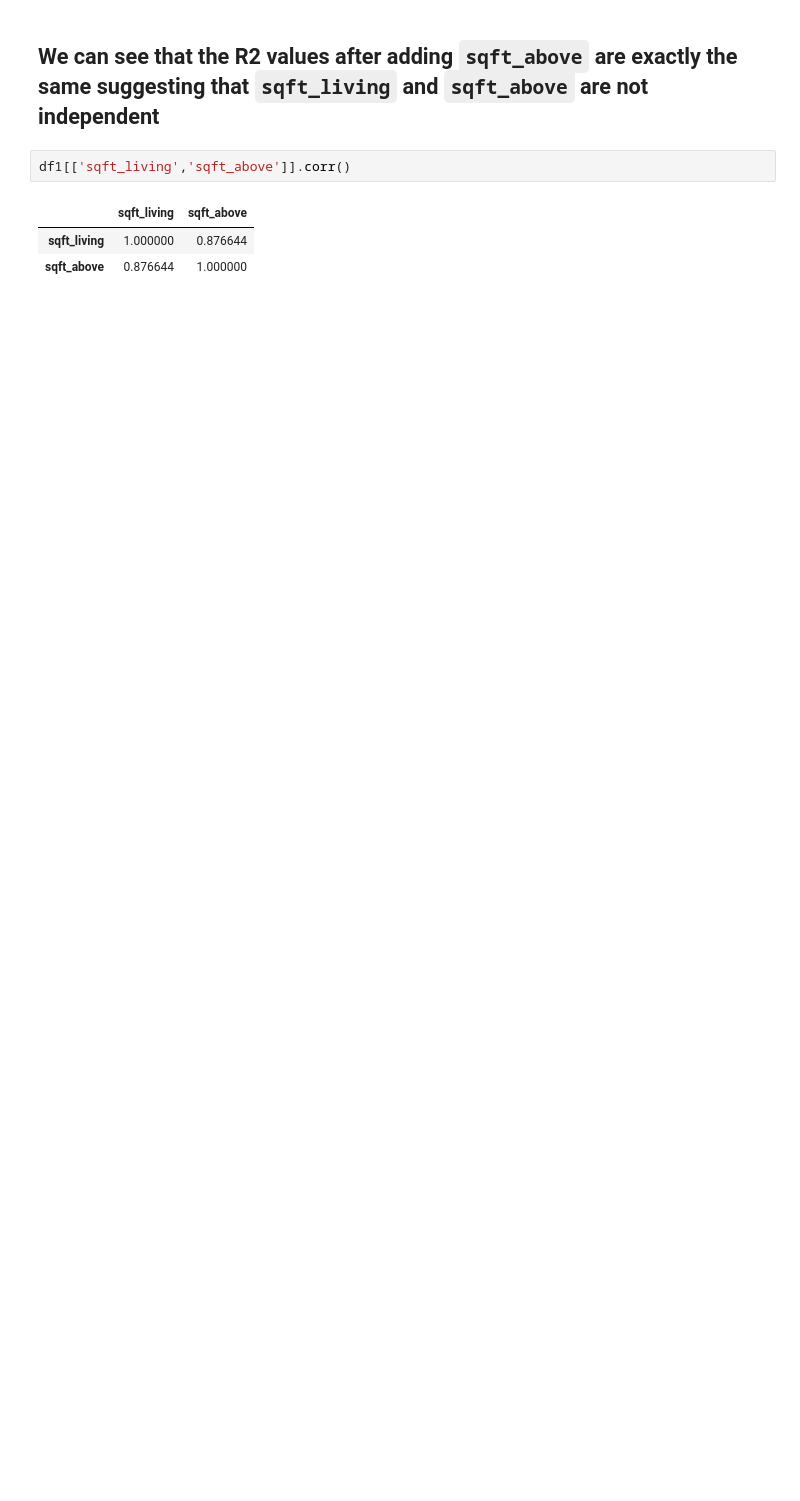
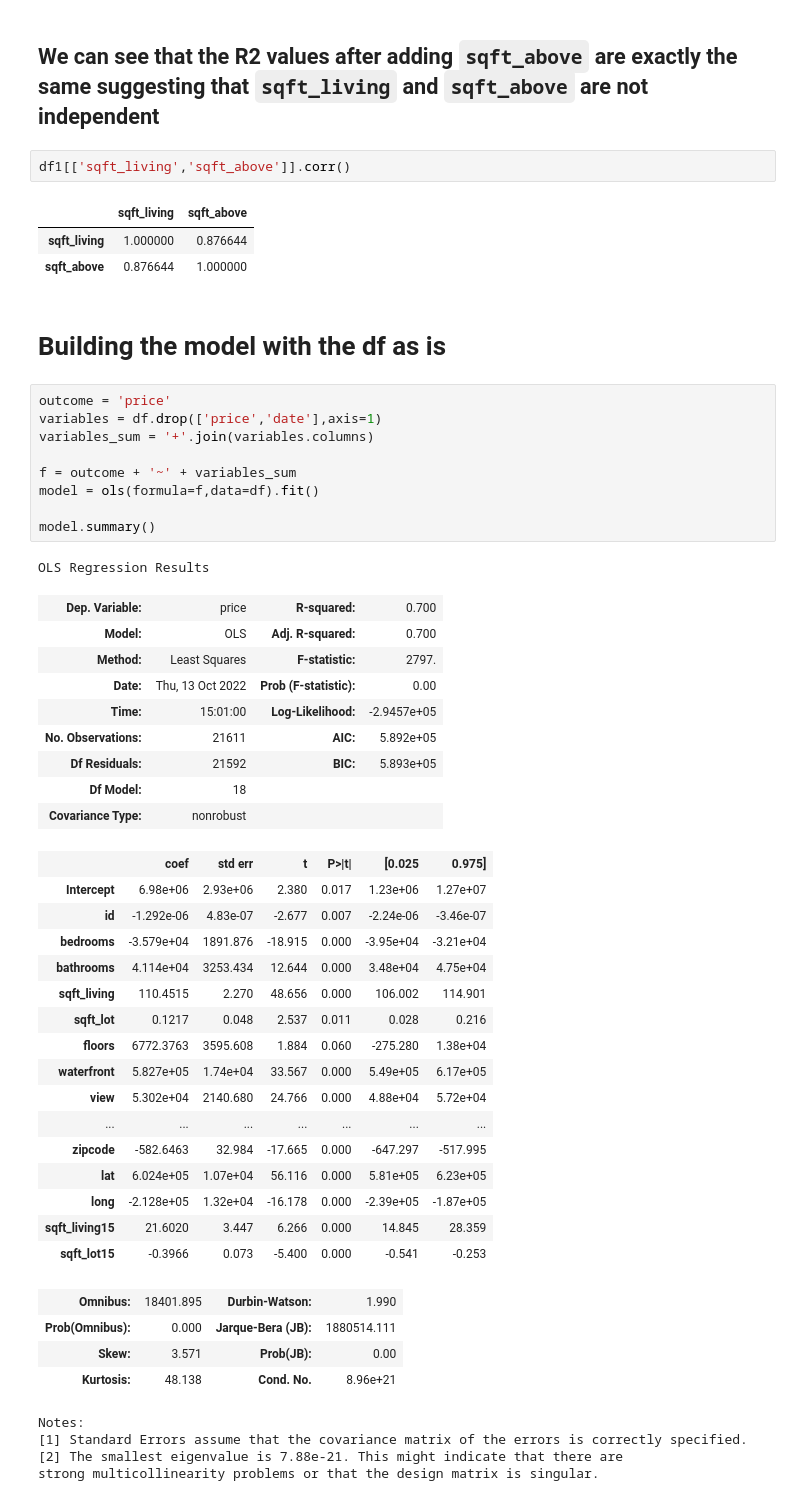
Before and after one commit to rahulakrish/linear_regression, a Jupyter notebook: phase2_project_rev1.ipynb, the cells around one changed output. Cells and saved outputs as stored; diff of their text form; blank space fills up the shorter version.

```diff
--- a/phase2_project_rev1.ipynb
+++ b/phase2_project_rev1.ipynb
@@ -268,3 +268,49 @@ df1[['sqft_living','sqft_above']].corr()
 |  | sqft_living | sqft_above |
 | sqft_living | 1.000000 | 0.876644 |
 | sqft_above | 0.876644 | 1.000000 |
+# %% [markdown]
+# Building the model with the df as is
+# %%
+outcome = 'price'
+variables = df.drop(['price','date'],axis=1)
+variables_sum = '+'.join(variables.columns)
+
+f = outcome + '~' + variables_sum
+model = ols(formula=f,data=df).fit()
+
+model.summary()
+# %% [output]
+OLS Regression Results
+| Dep. Variable: | price | R-squared: | 0.700 |
+| Model: | OLS | Adj. R-squared: | 0.700 |
+| Method: | Least Squares | F-statistic: | 2797. |
+| Date: | Thu, 13 Oct 2022 | Prob (F-statistic): | 0.00 |
+| Time: | 15:01:00 | Log-Likelihood: | -2.9457e+05 |
+| No. Observations: | 21611 | AIC: | 5.892e+05 |
+| Df Residuals: | 21592 | BIC: | 5.893e+05 |
+| Df Model: | 18 |  |  |
+| Covariance Type: | nonrobust |  |  |
+|  | coef | std err | t | P>|t| | [0.025 | 0.975] |
+| Intercept | 6.98e+06 | 2.93e+06 | 2.380 | 0.017 | 1.23e+06 | 1.27e+07 |
+| id | -1.292e-06 | 4.83e-07 | -2.677 | 0.007 | -2.24e-06 | -3.46e-07 |
+| bedrooms | -3.579e+04 | 1891.876 | -18.915 | 0.000 | -3.95e+04 | -3.21e+04 |
+| bathrooms | 4.114e+04 | 3253.434 | 12.644 | 0.000 | 3.48e+04 | 4.75e+04 |
+| sqft_living | 110.4515 | 2.270 | 48.656 | 0.000 | 106.002 | 114.901 |
+| sqft_lot | 0.1217 | 0.048 | 2.537 | 0.011 | 0.028 | 0.216 |
+| floors | 6772.3763 | 3595.608 | 1.884 | 0.060 | -275.280 | 1.38e+04 |
+| waterfront | 5.827e+05 | 1.74e+04 | 33.567 | 0.000 | 5.49e+05 | 6.17e+05 |
+| view | 5.302e+04 | 2140.680 | 24.766 | 0.000 | 4.88e+04 | 5.72e+04 |
+| ... | ... | ... | ... | ... | ... | ... |
+| zipcode | -582.6463 | 32.984 | -17.665 | 0.000 | -647.297 | -517.995 |
+| lat | 6.024e+05 | 1.07e+04 | 56.116 | 0.000 | 5.81e+05 | 6.23e+05 |
+| long | -2.128e+05 | 1.32e+04 | -16.178 | 0.000 | -2.39e+05 | -1.87e+05 |
+| sqft_living15 | 21.6020 | 3.447 | 6.266 | 0.000 | 14.845 | 28.359 |
+| sqft_lot15 | -0.3966 | 0.073 | -5.400 | 0.000 | -0.541 | -0.253 |
+| Omnibus: | 18401.895 | Durbin-Watson: | 1.990 |
+| Prob(Omnibus): | 0.000 | Jarque-Bera (JB): | 1880514.111 |
+| Skew: | 3.571 | Prob(JB): | 0.00 |
+| Kurtosis: | 48.138 | Cond. No. | 8.96e+21 |
+Notes:
+[1] Standard Errors assume that the covariance matrix of the errors is correctly specified.
+[2] The smallest eigenvalue is 7.88e-21. This might indicate that there are
+strong multicollinearity problems or that the design matrix is singular.
```
Also changed, not shown: parts of 10 cells of this notebook.
